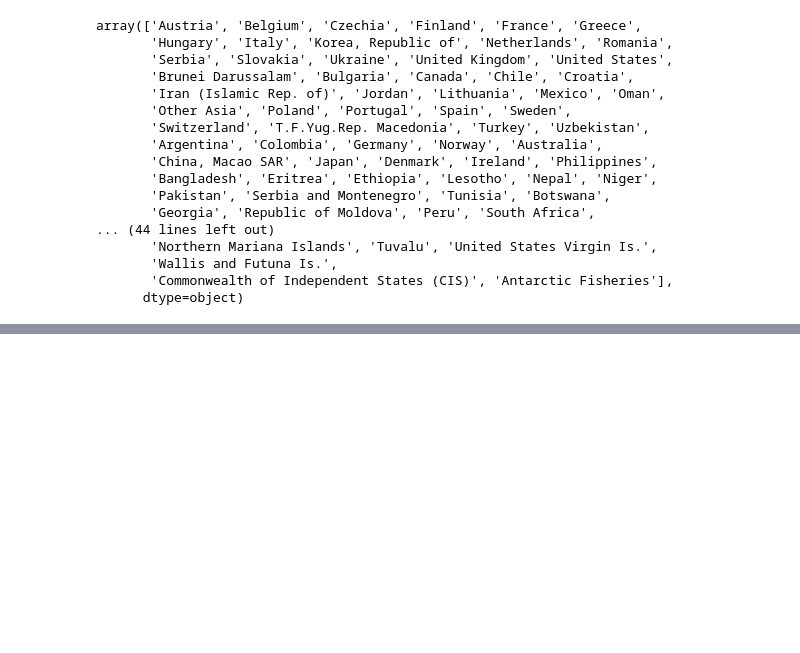
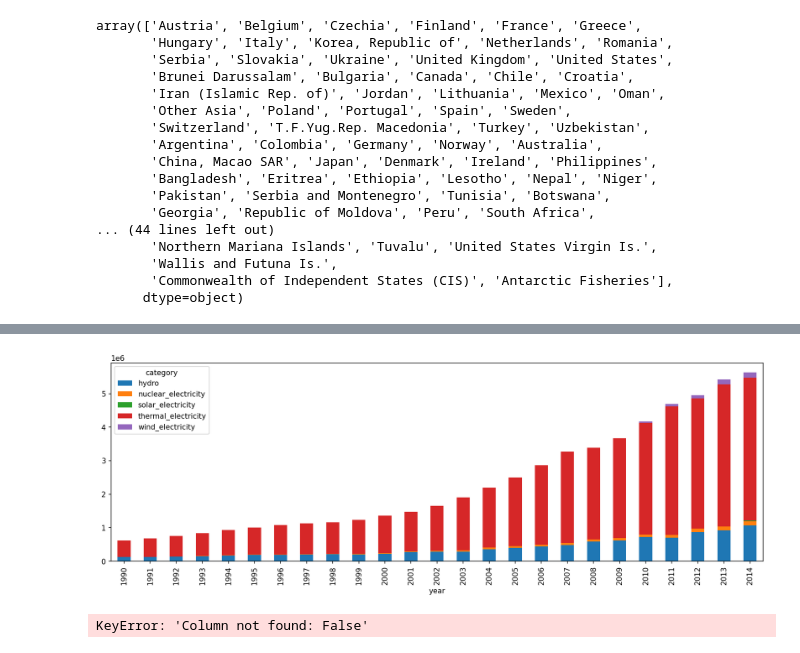
Before and after one commit to See-You-Data/UNInternationalEnergyData, a Jupyter notebook: dan_exploratory_analysis.ipynb, the cells around one changed output, grey strips where cells are left out. Cells and saved outputs as stored; diff of their text form; code cells hidden in the pictures; blank space fills up the shorter version.

Commit message:
Added new qcut example, ready to begin creation of new function

```diff
--- a/dan_exploratory_analysis.ipynb
+++ b/dan_exploratory_analysis.ipynb
@@ -335,12 +335,11 @@ array(['Austria', 'Belgium', 'Czechia', 'Finland', 'France', 'Greece',
 # %%
 #function to produce a stacked bar chart of different data sources by year for a given country
 def country_plot(country_selection):
-    #setup data for stacked bar plot by year
+    #setup data for stacked bar plot by year, return rows with kwh unit and not in total or falling water categories
     df_country = df.copy()
     df_country = df_country[df_country['unit']=='Kilowatt-hours, million']
     df_country = df_country[~df_country['category'].isin(['total_electricity','falling_water'])]
     df_country = df_country[df_country['country_or_area']==country_selection][['year','category','quantity']]
-    df_country = df_country[['year','category','quantity']]
 
     #plot the stacked year data for your country
     plt.rcParams['figure.dpi'] = 150
@@ -353,0 +358,15 @@ country_plot('United Kingdom')
+# %%
+country_plot('China')
+# %% [output]
+[figure, added]
+# %%
+#I am now going to use the qcut function to produce quartiles of total electricity production by year
+df_countries = df.copy()
+df_countries = df_countries[df_countries['unit']=='Kilowatt-hours, million']
+df_countries = df_countries[~df_countries['category'].isin(['total_electricity','falling_water'])]
+df_countries = df_countries[df_countries['year']==2014].groupby('country_or_area')
+df_countries = df_countries[df_countries['year']==2014][['country_or_area','category','quantity']]
+df_countries['quartile'] = pd.qcut(df_countries['quantity'],4,labels=range(1,5))
+df_countries.head()
+# %% [output]
+KeyError: 'Column not found: False'
```
Also changed, not shown: parts of 2 cells of this notebook.
